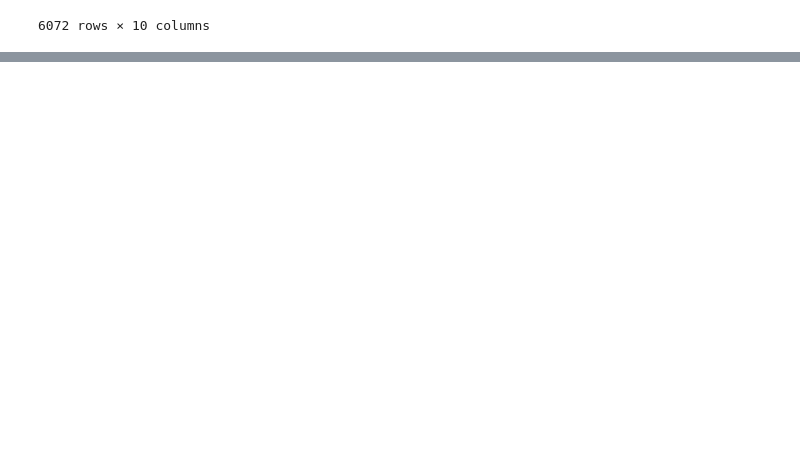
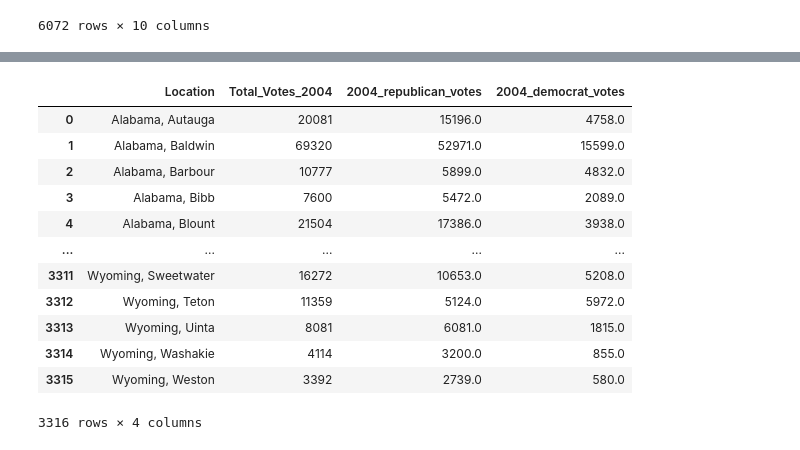
Before and after one commit to jennylynnramz/project1, a Jupyter notebook: county_check2004.ipynb, the cells around one changed output, grey strips where cells are left out. Saved outputs shown, nothing was run; the diff lists cells and outputs as text; code cells hidden in the pictures; blank space fills up the shorter version.

```diff
--- a/county_check2004.ipynb
+++ b/county_check2004.ipynb
@@ -205,0 +225,5 @@ census_AND_election_2004_reorder
+# %%
+# collecting required columns...
+republican_2004 = republican_2004[['Total_Votes', 'Candidate_Votes', 'Location']]
+republican_2004.columns = ['Total_Votes', '2004_republican_votes', 'Location']
+republican_2004.head()
@@ -205,0 +237,4 @@ census_AND_election_2004_reorder
+# %%
+democrat_2004 = democrat_2004[['Total_Votes', 'Candidate_Votes', 'Location']]
+democrat_2004.columns = ['Total_Votes', '2004_democrat_votes', 'Location']
+democrat_2004.head()
@@ -205,0 +248,20 @@ census_AND_election_2004_reorder
+# %%
+election_parties_2004 = pd.merge(republican_2004,democrat_2004, on='Location')
+election_parties_2004
+election_parties_2004 = election_parties_2004[['Location','Total_Votes_x','2004_republican_votes','2004_democrat_votes']]
+election_parties_2004.columns = ['Location','Total_Votes_2004','2004_republican_votes','2004_democrat_votes']
+election_parties_2004
+# %% [output]
+|  | Location | Total_Votes_2004 | 2004_republican_votes | 2004_democrat_votes |
+| 0 | Alabama, Autauga | 20081 | 15196.0 | 4758.0 |
+| 1 | Alabama, Baldwin | 69320 | 52971.0 | 15599.0 |
+| 2 | Alabama, Barbour | 10777 | 5899.0 | 4832.0 |
+| 3 | Alabama, Bibb | 7600 | 5472.0 | 2089.0 |
+| 4 | Alabama, Blount | 21504 | 17386.0 | 3938.0 |
+| ... | ... | ... | ... | ... |
+| 3311 | Wyoming, Sweetwater | 16272 | 10653.0 | 5208.0 |
+| 3312 | Wyoming, Teton | 11359 | 5124.0 | 5972.0 |
+| 3313 | Wyoming, Uinta | 8081 | 6081.0 | 1815.0 |
+| 3314 | Wyoming, Washakie | 4114 | 3200.0 | 855.0 |
+| 3315 | Wyoming, Weston | 3392 | 2739.0 | 580.0 |
+3316 rows × 4 columns
```
Also changed, not shown: parts of 4 cells of this notebook, 3 other files.
